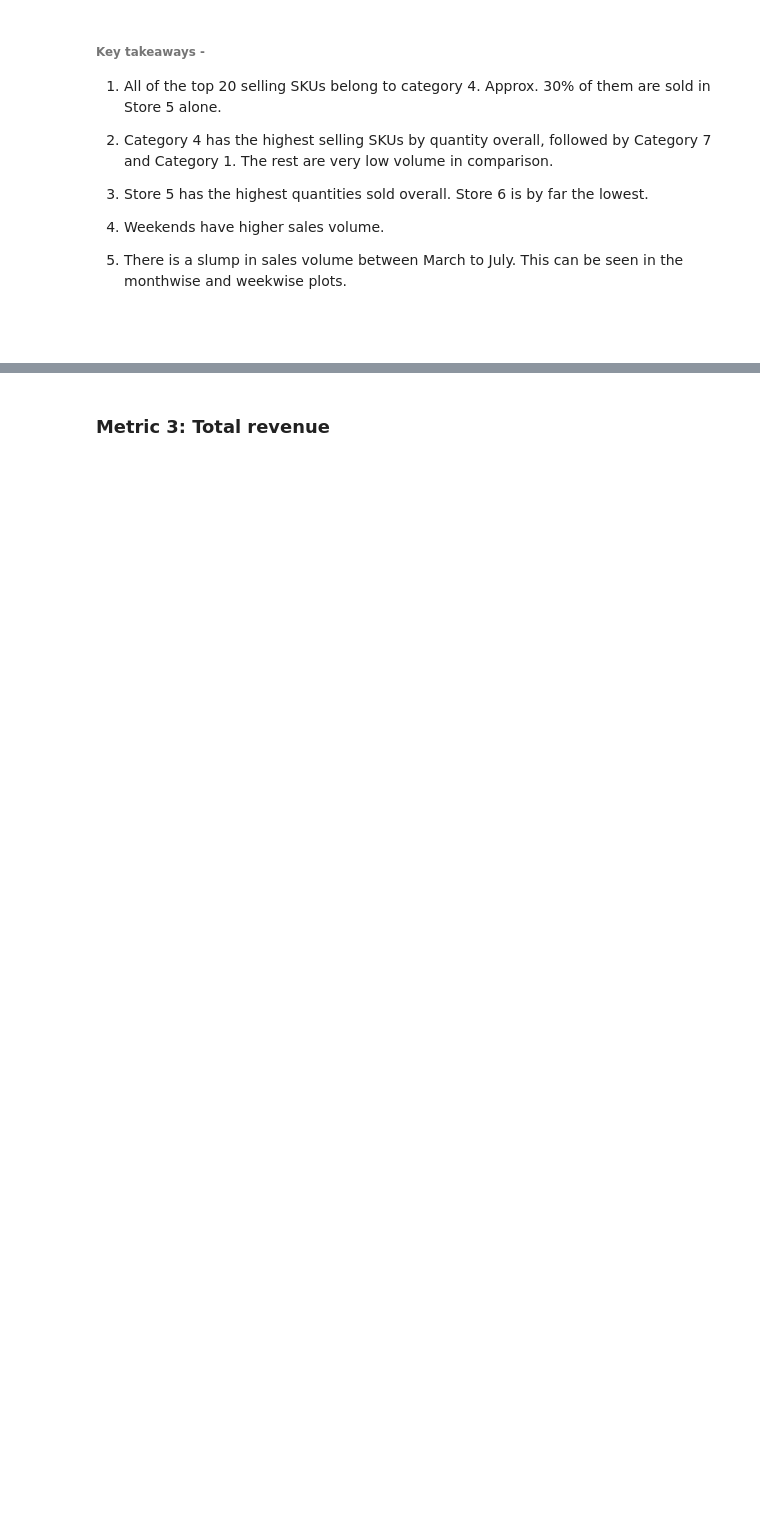
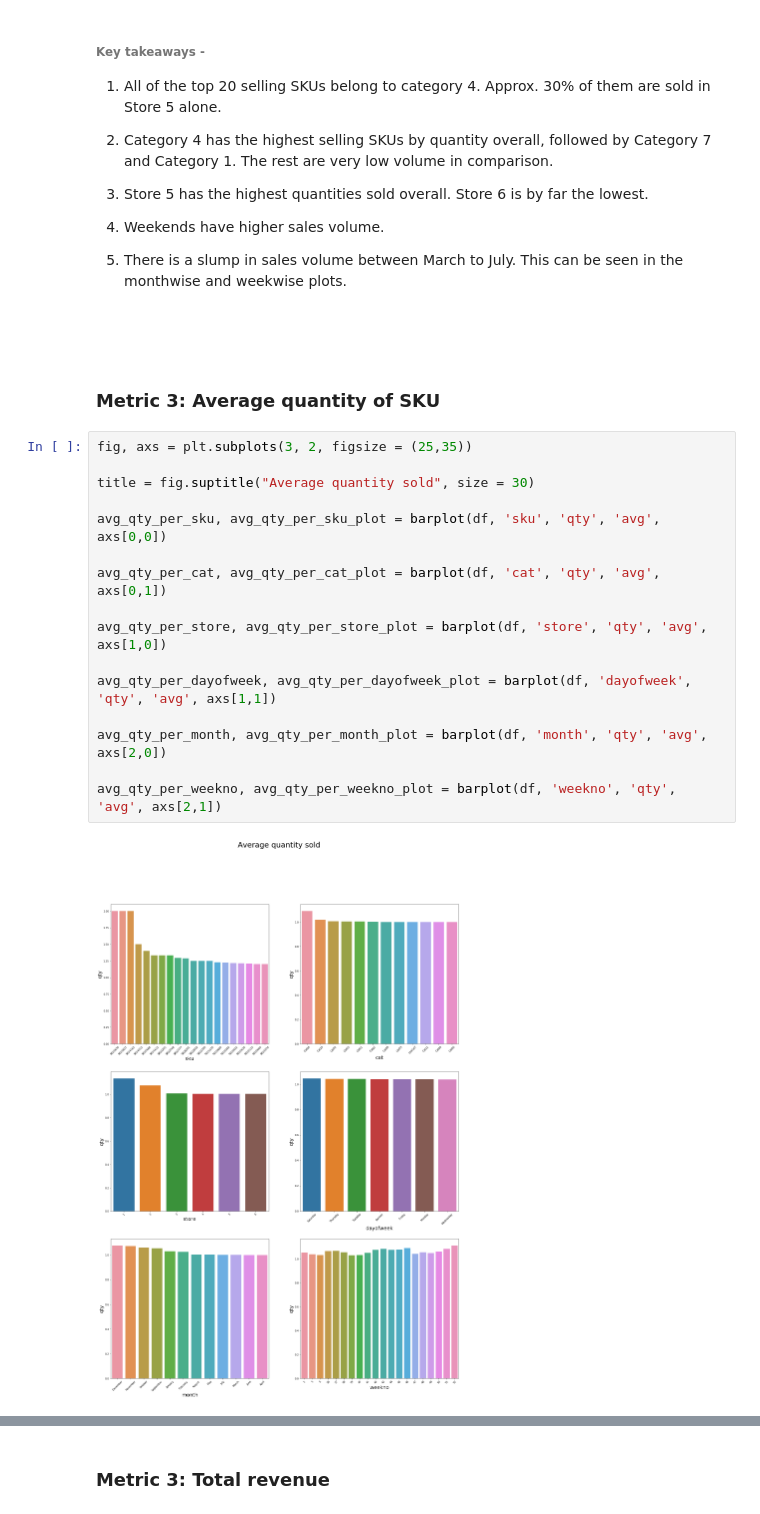
Before and after one commit to stiero/fuzzy-carnival, a Jupyter notebook: task.ipynb, the cells around one changed output, grey strips where cells are left out. Cells and saved outputs as stored; diff of their text form; blank space fills up the shorter version.

```diff
--- a/task.ipynb
+++ b/task.ipynb
@@ -414,3 +438,23 @@ Name: store, dtype: int64
 5. There is a slump in sales volume between March to July. This can be seen in the monthwise and weekwise plots.
 # %% [markdown]
 #
+# %% [markdown]
+### Metric 3: Average quantity  of SKU
+# %%
+fig, axs = plt.subplots(3, 2, figsize = (25,35))
+
+title = fig.suptitle("Average quantity sold", size = 30)
+
+avg_qty_per_sku, avg_qty_per_sku_plot = barplot(df, 'sku', 'qty', 'avg', axs[0,0])
+
+avg_qty_per_cat, avg_qty_per_cat_plot = barplot(df, 'cat', 'qty', 'avg', axs[0,1])
+
+avg_qty_per_store, avg_qty_per_store_plot = barplot(df, 'store', 'qty', 'avg', axs[1,0])
+
+avg_qty_per_dayofweek, avg_qty_per_dayofweek_plot = barplot(df, 'dayofweek', 'qty', 'avg', axs[1,1])
+
+avg_qty_per_month, avg_qty_per_month_plot = barplot(df, 'month', 'qty', 'avg', axs[2,0])
+
+avg_qty_per_weekno, avg_qty_per_weekno_plot = barplot(df, 'weekno', 'qty', 'avg', axs[2,1])
+# %% [output]
+[figure, added]
```
Also changed, not shown: parts of 37 cells of this notebook, 1 other file.
